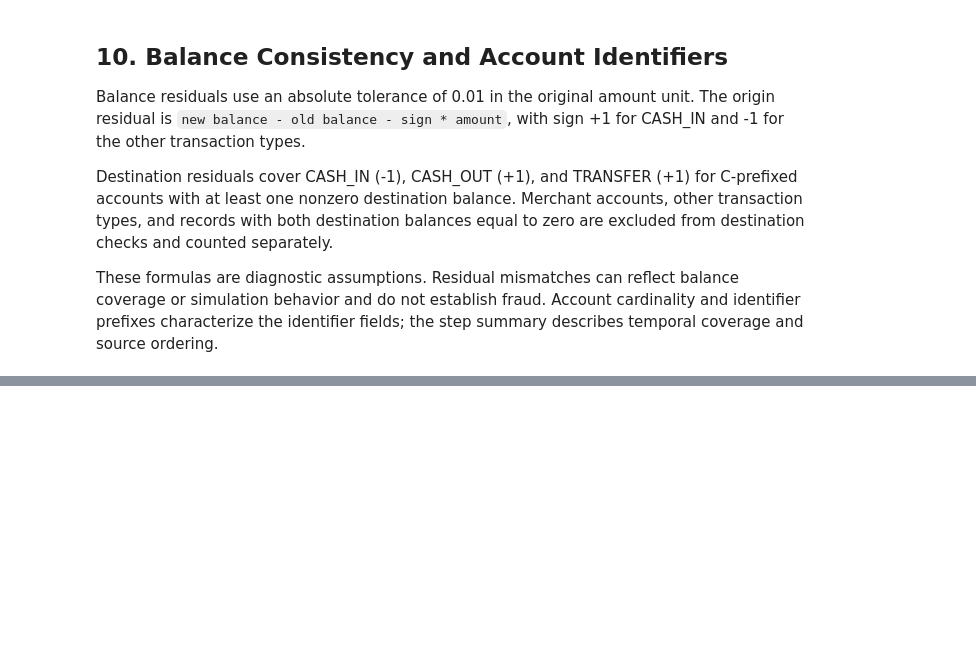
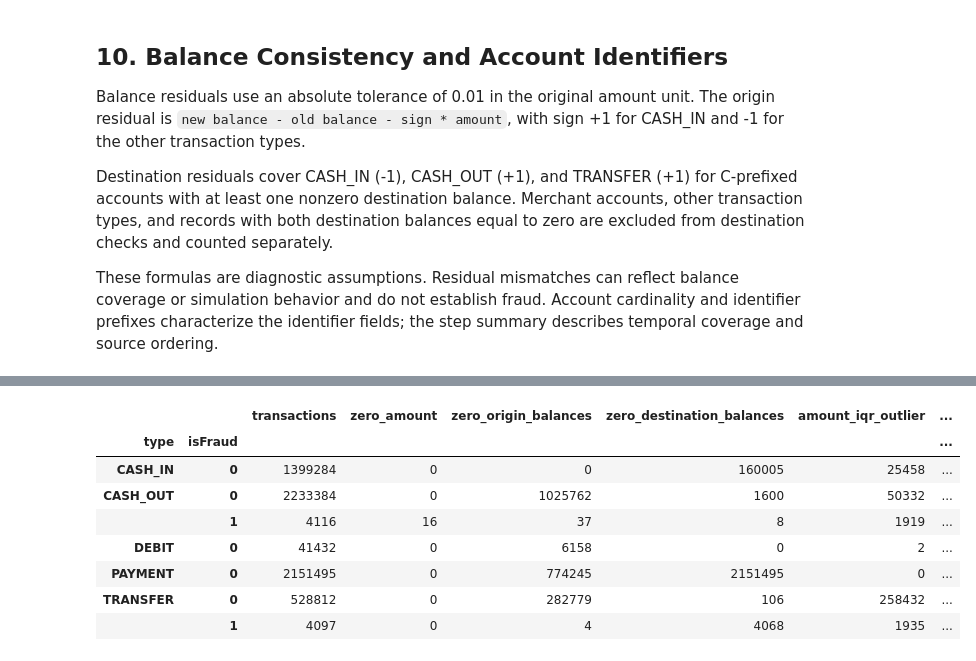
Before and after one commit to nguyengiavinh16/20261_Group2_BigDataStorage-Processing, a Jupyter notebook: notebooks/01_data_profiling.ipynb, the cells around one changed output, grey strips where cells are left out. Cells and saved outputs as stored; diff of their text form; code cells hidden in the pictures; blank space fills up the shorter version.

```diff
--- a/notebooks/01_data_profiling.ipynb
+++ b/notebooks/01_data_profiling.ipynb
@@ -455,54 +466,34 @@ Download provenance, publisher version, license, currency unit, and step semanti
 # %%
-import json
-
-tables = {'column_profile': column_profile, 'numeric_summary': numeric_summary,
-          'quality_rules': rule_summary, 'class_distribution': class_summary,
-          'transaction_types': type_summary, 'step_distribution': step_summary,
-          'balance_checks': balance_summary, 'account_summary': account_summary,
-          'flag_confusion': flag_table}
-for name, table in tables.items():
-    table.to_csv(OUTPUT_DIR / f'{name}.csv', index=True)
-manifest.update({'duplicate_rows': duplicate_rows, 'invalid_rows_proposed_rules': int(invalid_any.sum()),
-                 'fraud_count': int(df.isFraud.eq(1).sum()), 'step_min': int(df.step.min()),
-                 'step_max': int(df.step.max()), 'amount_iqr_outliers': amount_outliers})
-(OUTPUT_DIR / 'manifest.json').write_text(json.dumps(manifest, indent=2, ensure_ascii=False), encoding='utf-8')
-lines = [
-    '# PaySim data quality report', '',
-    'Generated by `notebooks/01_data_profiling.ipynb`; all checks use the full local CSV.', '',
-    f'- Run UTC: {manifest["run_utc"]}', f'- SHA-256: `{fingerprint}`',
-    f'- File size: {manifest["file_size_bytes"]:,} bytes',
-    f'- Rows: {len(df):,}; columns: {df.shape[1]}',
-    f'- Fraud: {manifest["fraud_count"]:,} ({fraud_rate:.4f}%)',
-    f'- Step range: {manifest["step_min"]}-{manifest["step_max"]}',
-    f'- Missing cells: {int(df.isna().sum().sum()):,}',
-    f'- Duplicate rows beyond first occurrence: {duplicate_rows:,}; retain pending review',
-    f'- Rows failing one or more proposed rules: {int(invalid_any.sum()):,}',
-    f'- Zero amounts: {int(df.amount.eq(0).sum()):,}; retain pending review',
-    f'- Amount IQR outliers: {amount_outliers:,}; retain, not automatically fraud',
-    f'- Existing flag precision: {precision:.6f}; recall: {recall:.6f} (rule baseline only)',
-    '', '## Rules and proposed policy', '',
-    '| Rule | Rows | Proposed policy |', '|---|---:|---|',
-]
-lines += [f'| {r.rule} | {r.count:,} | {r.proposed_policy} |' for r in rule_summary.itertuples(index=False)]
-lines += ['', 'Rules overlap; counts must not be summed to calculate quarantine rows.',
-          '', '## Balance checks (absolute tolerance 0.01)', '',
-          '| Type | Origin mismatches | Destination eligible | Destination mismatches | Destination excluded |',
-          '|---|---:|---:|---:|---:|']
-lines += [f'| {t} | {r.origin_mismatch:,} | {r.destination_eligible:,} | {r.destination_mismatch:,} | {r.destination_excluded:,} |'
-          for t, r in balance_summary.iterrows()]
-lines += ['', 'Balance formulas and destination coverage are described in notebook section 10. '
-          'These counts are investigation signals, not automatic fraud labels or rejection rules.',
-          '', '## Handoff and open decisions', '',
-          '- MVP candidates: amount/log1p(amount) and type; review step/old balances before inclusion.',
-          '- Exclude label, existing flag, new balances and balance residuals from default scoring features.',
-          '- Preserve account IDs for traceability; propose snapshot/file/source-row identity at ingestion.',
-          '- Source URL/version/license, currency, step semantics: Project Lead / Batch and ML Lead, by end of W1.',
-          '- Label/feature availability: Evaluation Lead; scoring fields: Streaming Lead; validation policy: Quality Assurance Lead, by end of W1.',
-          '- No calendar deadline, scoring contract, timestamp anchor or ETL policy has been approved here.',
-          '- Raw data is retained unchanged; no imputation, clipping, deduplication or model fitting.',
-          '- CSV parser/schema failures stop execution rather than silently skipping malformed records.',
-          '', 'Detailed CSV tables and runtime/snapshot manifest: `data-profiling/`. '
-          'See `../docs/data-source.md` for unresolved source provenance.']
-(REPORT_DIR / 'data-quality-report.md').write_text('\n'.join(lines) + '\n', encoding='utf-8')
-print(f'Exported {len(tables)} tables, manifest and quality report to {REPORT_DIR}')
+quality_events = df[['type', 'isFraud']].copy()
+quality_events['transactions'] = 1
+quality_events['zero_amount'] = df.amount.eq(0)
+quality_events['zero_origin_balances'] = df.oldbalanceOrg.eq(0) & df.newbalanceOrig.eq(0)
+quality_events['zero_destination_balances'] = df.oldbalanceDest.eq(0) & df.newbalanceDest.eq(0)
+amount_outlier_mask = (df.amount.lt(q1 - CONFIG['profiling']['iqr_multiplier'] * iqr)
+                       | df.amount.gt(q3 + CONFIG['profiling']['iqr_multiplier'] * iqr))
+quality_events['amount_iqr_outlier'] = amount_outlier_mask
+quality_events['domain_violation'] = invalid_any
+origin_signs = df.type.astype('string').map(CONFIG['balance_checks']['origin_amount_sign'])
+dest_signs = df.type.astype('string').map(CONFIG['balance_checks']['destination_amount_sign'])
+origin_eligible = np.isfinite(df[['amount', 'oldbalanceOrg', 'newbalanceOrig']]).all(axis=1) & origin_signs.notna()
+dest_eligible = (np.isfinite(df[['amount', 'oldbalanceDest', 'newbalanceDest']]).all(axis=1)
+                 & dest_signs.notna()
+                 & df.nameDest.str.startswith(CONFIG['balance_checks']['destination_account_prefix']).fillna(False))
+if CONFIG['balance_checks']['exclude_both_destination_balances_zero']:
+    dest_eligible &= df.oldbalanceDest.ne(0) | df.newbalanceDest.ne(0)
+tolerance = CONFIG['balance_checks']['absolute_tolerance']
+quality_events['origin_eligible'] = origin_eligible
+quality_events['origin_mismatch'] = origin_eligible & (df.newbalanceOrig - df.oldbalanceOrg - origin_signs * df.amount).abs().gt(tolerance)
+quality_events['destination_eligible'] = dest_eligible
+quality_events['destination_mismatch'] = dest_eligible & (df.newbalanceDest - df.oldbalanceDest - dest_signs * df.amount).abs().gt(tolerance)
+quality_by_group = quality_events.groupby(['type', 'isFraud'], observed=True, dropna=False).sum()
+for condition in ['zero_amount', 'zero_origin_balances', 'zero_destination_balances', 'amount_iqr_outlier', 'domain_violation']:
+    quality_by_group[f'{condition}_percent'] = quality_by_group[condition] / quality_by_group.transactions * 100
+for prefix in ['origin', 'destination']:
+    quality_by_group[f'{prefix}_mismatch_percent'] = (
+        quality_by_group[f'{prefix}_mismatch'] / quality_by_group[f'{prefix}_eligible'].replace(0, np.nan) * 100)
+display(quality_by_group)
+assert int(quality_by_group.transactions.sum()) == len(df)
+assert int(quality_by_group.amount_iqr_outlier.sum()) == amount_outliers
+del quality_events, origin_signs, dest_signs, origin_eligible, dest_eligible
 # %% [output]
@@ -509,0 +500,9 @@ Exported 9 tables, manifest and quality report to c:\Users\lenovo\project\bigdat
+|  |  | transactions | zero_amount | zero_origin_balances | zero_destination_balances | amount_iqr_outlier | ... |
+| type | isFraud |  |  |  |  |  | ... |
+| CASH_IN | 0 | 1399284 | 0 | 0 | 160005 | 25458 | ... |
+| CASH_OUT | 0 | 2233384 | 0 | 1025762 | 1600 | 50332 | ... |
+|  | 1 | 4116 | 16 | 37 | 8 | 1919 | ... |
+| DEBIT | 0 | 41432 | 0 | 6158 | 0 | 2 | ... |
+| PAYMENT | 0 | 2151495 | 0 | 774245 | 2151495 | 0 | ... |
+| TRANSFER | 0 | 528812 | 0 | 282779 | 106 | 258432 | ... |
+|  | 1 | 4097 | 0 | 4 | 4068 | 1935 | ... |
```
Also changed, not shown: parts of 16 cells of this notebook, 11 other files.
